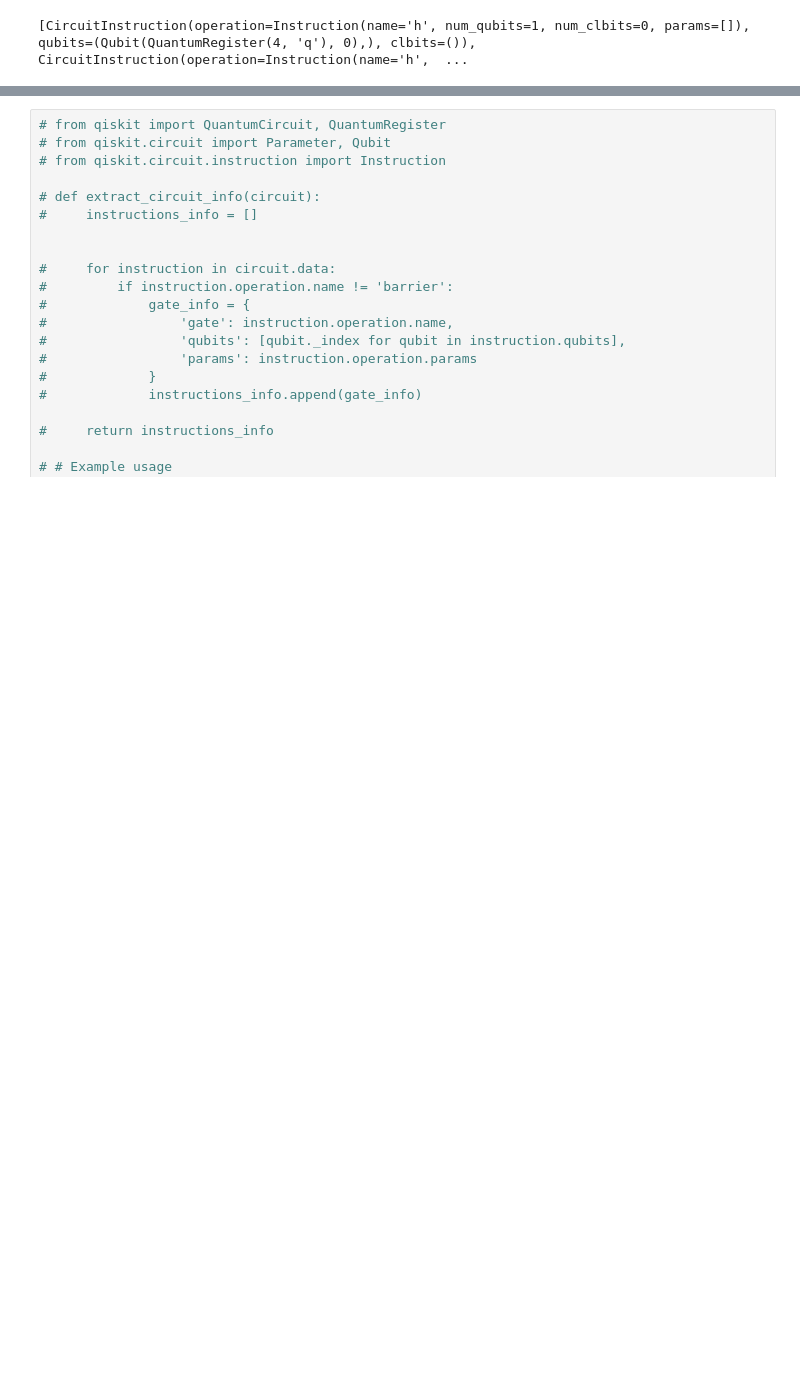
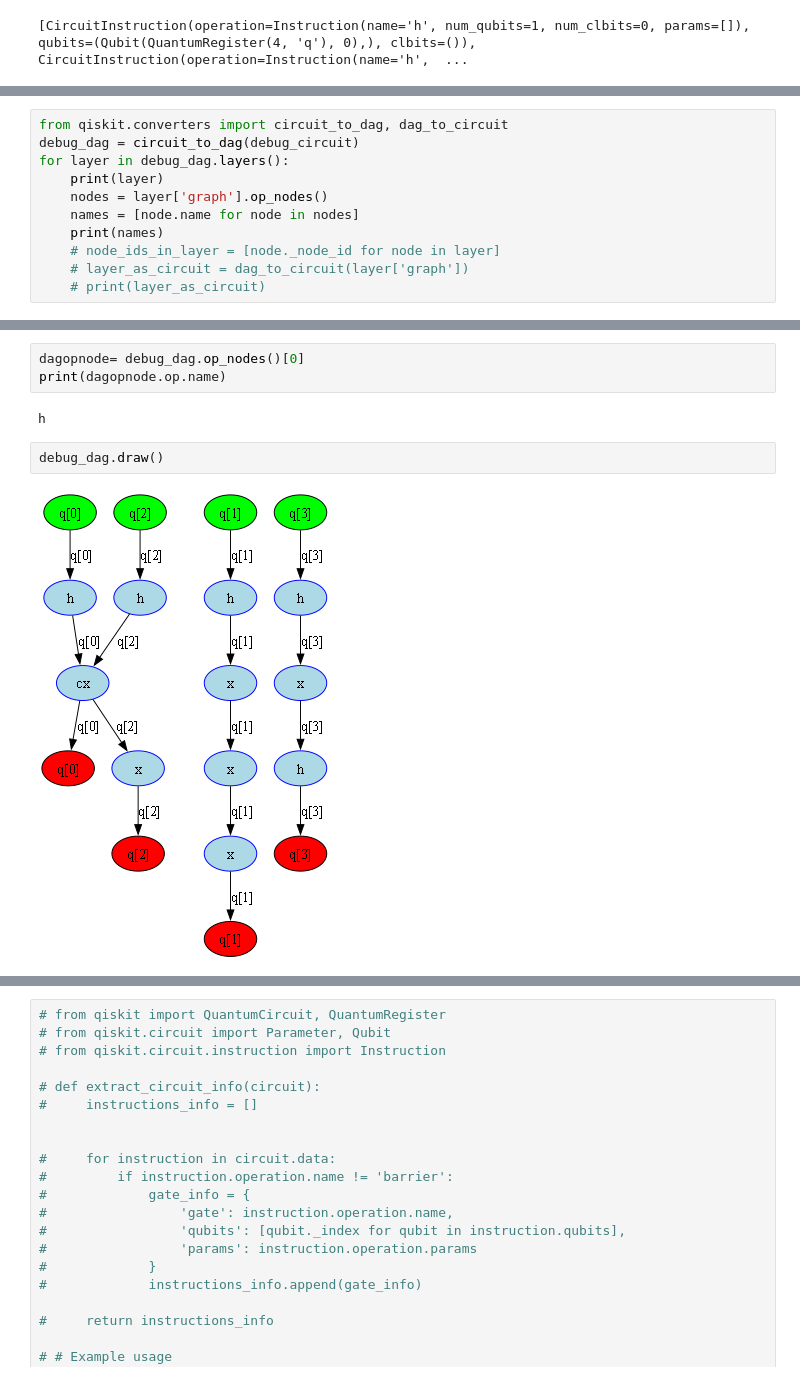
Before and after one commit to melaniasala/SSL-for-Quantum-Cirucits-Generation, a Jupyter notebook: script_instances_ansatzes/graph_problems_examples.ipynb, the cells around one changed output, grey strips where cells are left out. Drawn from its saved outputs; the diff is of its cells as text; blank space fills up the shorter version.

```diff
--- a/script_instances_ansatzes/graph_problems_examples.ipynb
+++ b/script_instances_ansatzes/graph_problems_examples.ipynb
@@ -78,0 +100,11 @@ circuit.data
+# %%
+from qiskit.converters import circuit_to_dag, dag_to_circuit
+debug_dag = circuit_to_dag(debug_circuit)
+for layer in debug_dag.layers():
+    print(layer)
+    nodes = layer['graph'].op_nodes()
+    names = [node.name for node in nodes]
+    print(names)
+    # node_ids_in_layer = [node._node_id for node in layer]
+    # layer_as_circuit = dag_to_circuit(layer['graph'])
+    # print(layer_as_circuit)
@@ -78,0 +207,9 @@ circuit.data
+# %%
+dagopnode= debug_dag.op_nodes()[0]
+print(dagopnode.op.name)
+# %% [output]
+h
+# %%
+debug_dag.draw()
+# %% [output]
+[figure, added]
```
Also changed, not shown: parts of 14 cells of this notebook, 1 other file.
